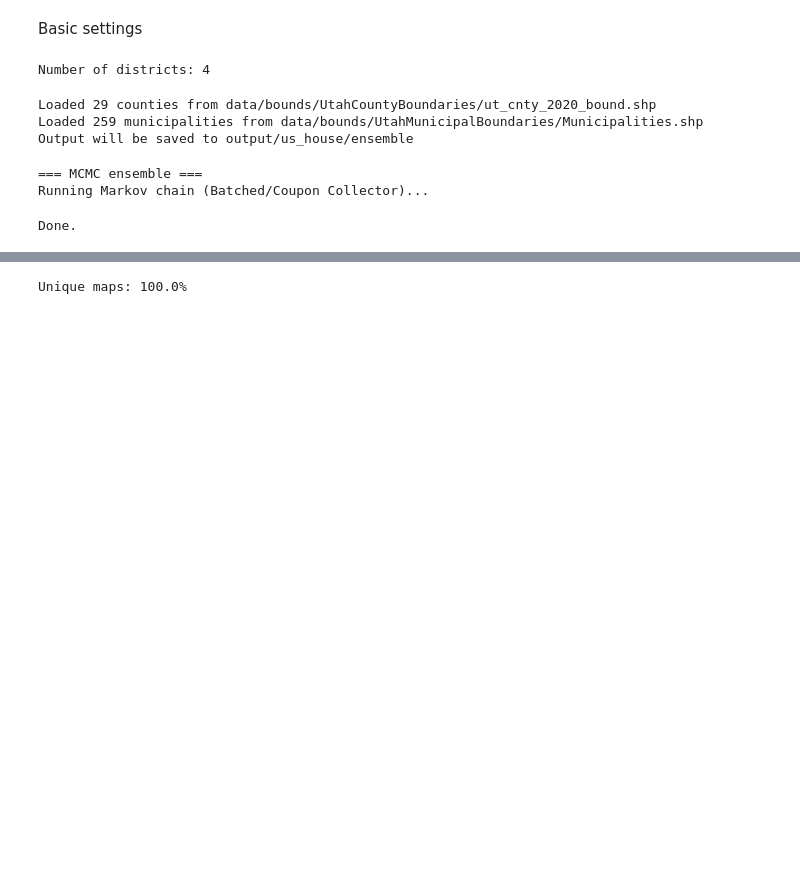
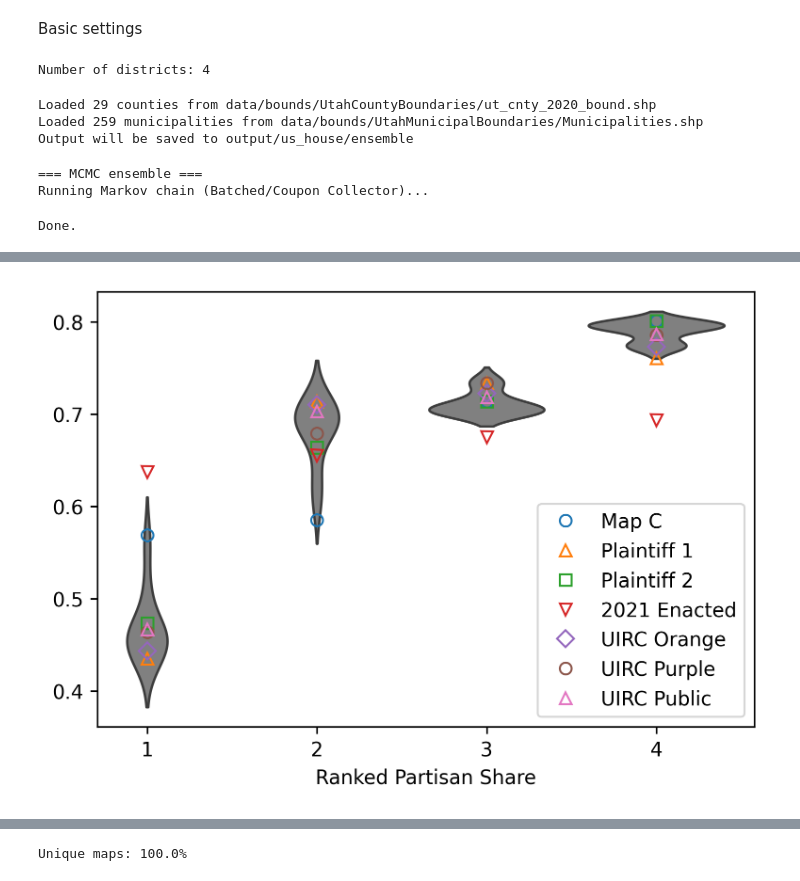
Before and after one commit to samadams8/UT_GerryChain, a Jupyter notebook: 02_run_ensemble.ipynb, the cells around one changed output, grey strips where cells are left out. Saved outputs shown, nothing was run; the diff lists cells and outputs as text; code cells hidden in the pictures; blank space fills up the shorter version.

Commit message:
Updated notebook 2 analysis plots

```diff
--- a/02_run_ensemble.ipynb
+++ b/02_run_ensemble.ipynb
@@ -276,0 +212,95 @@ for metric in partisan_metrics:
+# %%
+import utgc.results as gcres
+import utgc.plotting as gcplt
+import matplotlib.pyplot as plt
+
+import json
+
+if "comparison_maps" not in locals():
+    with open(f"output/{config_tag}/ensemble/comparison_maps.json", "r") as f:
+        comparison_maps = json.load(f)
+
+output_path = f"output/{config_tag}/ensemble/output.jsonl"
+
+# Partisan vote shares
+party_shares = gcres.read_jsonl_table(output_path, "majority_partisan_shares")
+party_shares = gcres.sort_subentries(party_shares, "majority_partisan_shares")
+
+plt.figure(dpi=300, figsize=(6,4))
+gcplt.district_plot(
+    party_shares,
+    reference_values={
+        k: sorted(v["majority_partisan_shares"].values()) for k, v in comparison_maps.items()
+    },
+    relative_to_median=False
+)
+plt.xlabel("Ranked Partisan Share")
+plt.show()
+
+plt.figure(dpi=300, figsize=(6,3))
+gcplt.distribution_plot(
+    party_shares["majority_partisan_shares_0"],
+    highlight_interval=[0.025, 0.975],
+    reference_values={
+        mapname: min(stats["majority_partisan_shares"].values())
+        for mapname, stats in comparison_maps.items()
+    },
+    relative_to_median=False,
+)
+plt.xlabel("Least-Republican District")
+plt.show()
+
+sdvs = gcres.read_jsonl_table(output_path, "stdev_partisan_share")
+plt.figure(dpi=300, figsize=(6,3))
+gcplt.distribution_plot(
+    sdvs["stdev_partisan_share"],
+    highlight_interval=[0.025, 0.975],
+    reference_values={
+        mapname: stats["stdev_partisan_share"]
+        for mapname, stats in comparison_maps.items()
+    },
+    relative_to_median=False,
+)
+plt.xlabel("Standard Deviation of Partisan Vote Share")
+plt.show()
+
+eg = gcres.read_jsonl_table(output_path, "efficiency_gap")
+plt.figure(dpi=300, figsize=(6,3))
+gcplt.distribution_plot(
+    eg["efficiency_gap"],
+    highlight_interval=[0.025, 0.975],
+    reference_values={
+        mapname: stats["efficiency_gap"]
+        for mapname, stats in comparison_maps.items()
+    },
+    relative_to_median=False,
+)
+plt.show()
+
+ranked_means = party_shares.mean(axis=0)
+
+def ranked_marginal_deviation(party_shares, ranked_means):
+    rmd = ((party_shares - ranked_means) ** 2)
+    if isinstance(party_shares, list):
+        rmd = rmd.sum()
+    else:
+        rmd = rmd.sum(axis=1)
+    return (rmd / len(ranked_means)) ** 0.5
+
+plt.figure(dpi=300, figsize=(6,3))
+gcplt.distribution_plot(
+    ranked_marginal_deviation(party_shares, ranked_means),
+    reference_values={
+        mapname: ranked_marginal_deviation(
+            sorted(stats["majority_partisan_shares"].values()),
+            ranked_means
+        ) for mapname, stats in comparison_maps.items()
+    },
+    highlight_interval=[0, 0.95],
+    relative_to_median=False,
+)
+plt.xlabel("Ranked Marginal Deviation")
+# plt.xlim(left=0)
+plt.show()
+# %% [output]
+[figure, added]
```
Also changed, not shown: parts of 3 cells of this notebook.
